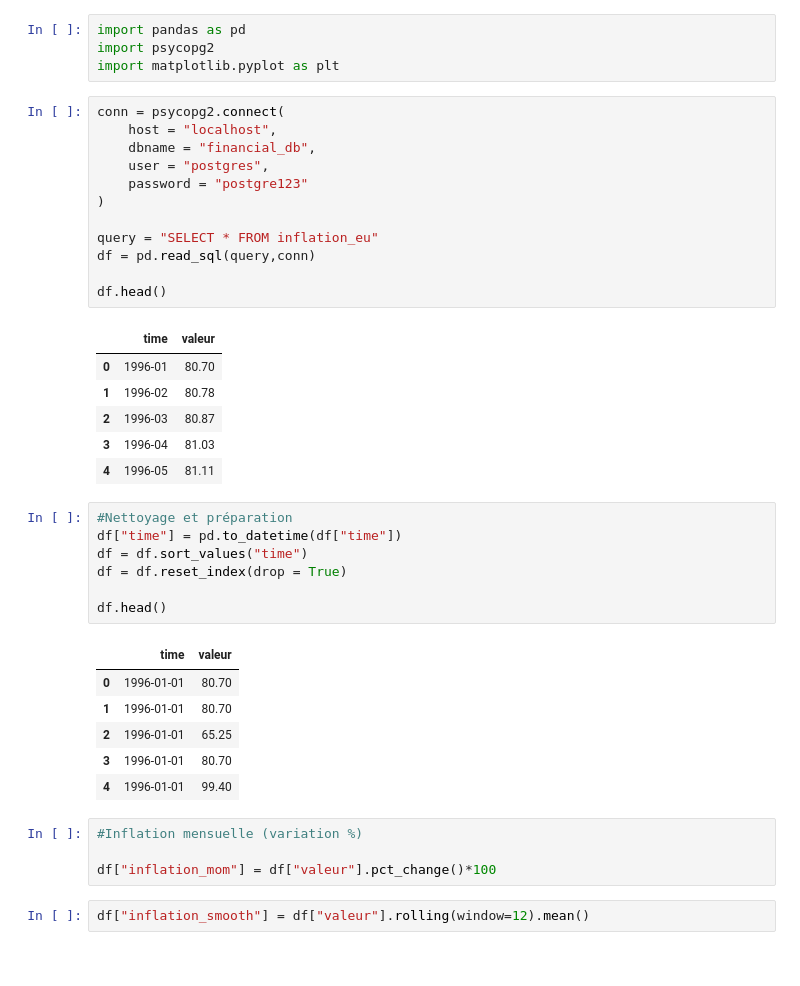
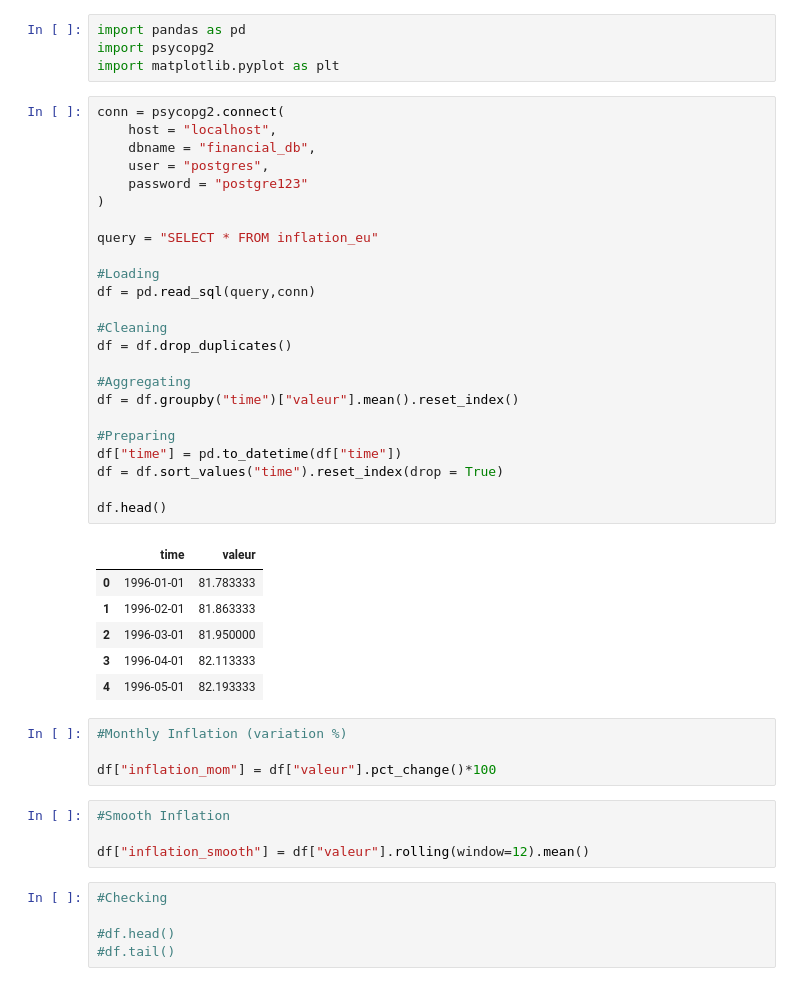
Before and after one commit to johnlutula/european-inflation-pipeline, a Jupyter notebook: notebooks/analysis.ipynb, the cells around one changed output. Drawn from its saved outputs; the diff is of its cells as text.

```diff
--- a/notebooks/analysis.ipynb
+++ b/notebooks/analysis.ipynb
@@ -9,42 +9,47 @@ import matplotlib.pyplot as plt
 # %%
 conn = psycopg2.connect(
     host = "localhost",
     dbname = "financial_db",
     user = "postgres",
     password = "postgre123"
 )
 
 query = "SELECT * FROM inflation_eu"
+
+#Loading
 df = pd.read_sql(query,conn)
 
+#Cleaning
+df = df.drop_duplicates()
+
+#Aggregating
+df = df.groupby("time")["valeur"].mean().reset_index()
+
+#Preparing
+df["time"] = pd.to_datetime(df["time"])
+df = df.sort_values("time").reset_index(drop = True)
+
 df.head()
 # %% [output]
 |  | time | valeur |
-| 0 | 1996-01 | 80.70 |
-| 1 | 1996-02 | 80.78 |
-| 2 | 1996-03 | 80.87 |
-| 3 | 1996-04 | 81.03 |
-| 4 | 1996-05 | 81.11 |
+| 0 | 1996-01-01 | 81.783333 |
+| 1 | 1996-02-01 | 81.863333 |
+| 2 | 1996-03-01 | 81.950000 |
+| 3 | 1996-04-01 | 82.113333 |
+| 4 | 1996-05-01 | 82.193333 |
-# %%
-#Nettoyage et préparation
-df["time"] = pd.to_datetime(df["time"])
-df = df.sort_values("time")
-df = df.reset_index(drop = True)
-
-df.head()
-# %% [output]
-|  | time | valeur |
-| 0 | 1996-01-01 | 80.70 |
-| 1 | 1996-01-01 | 80.70 |
-| 2 | 1996-01-01 | 65.25 |
-| 3 | 1996-01-01 | 80.70 |
-| 4 | 1996-01-01 | 99.40 |
 # %%
-#Inflation mensuelle (variation %)
+#Monthly Inflation (variation %)
 
 df["inflation_mom"] = df["valeur"].pct_change()*100
 # %%
+#Smooth Inflation
+
 df["inflation_smooth"] = df["valeur"].rolling(window=12).mean()
+# %%
+#Checking
+
+#df.head()
+#df.tail()
 # %%
 plt.figure()
 
```
Also changed, not shown: parts of 2 cells of this notebook, 1 other file.
